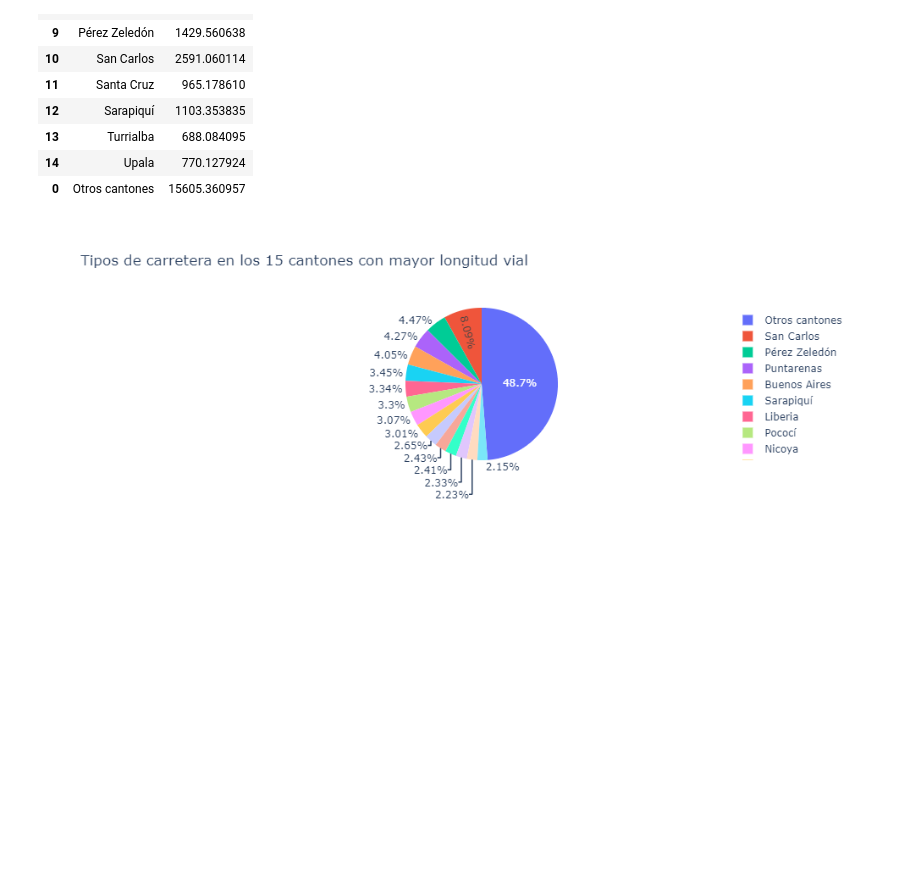
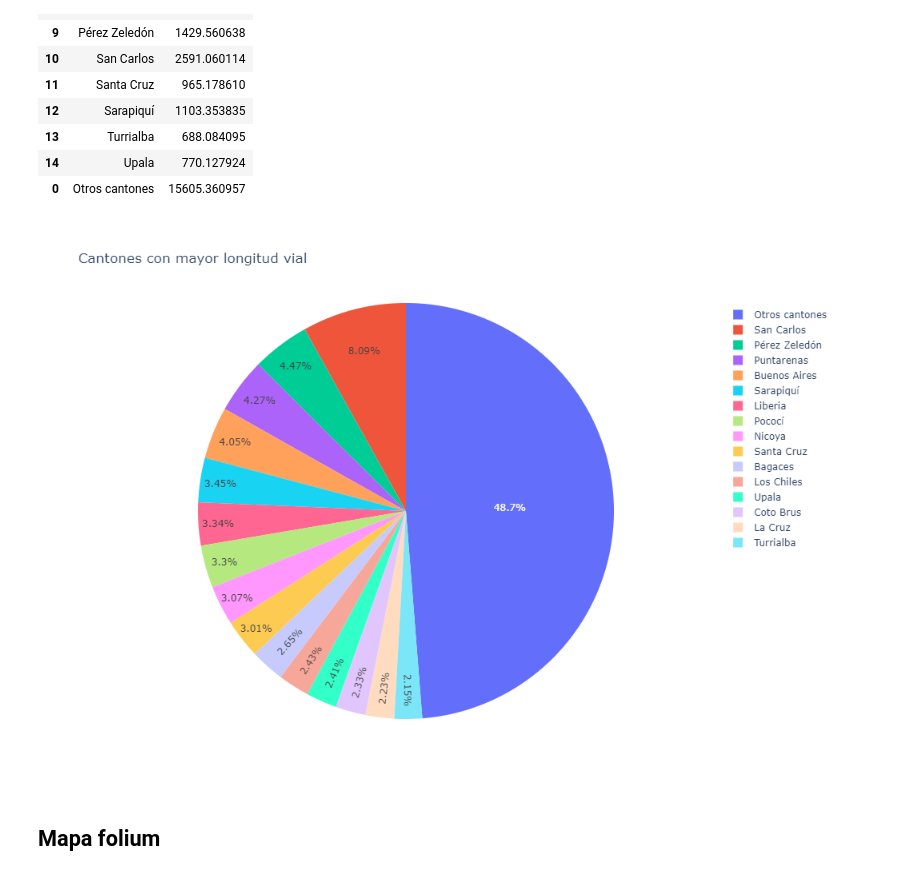
Before and after one commit to jospablo777/datos-geoespaciales-tarea3, a Jupyter notebook: notebooks/RicardoCorrales_AshuinSharma_JosePBarrantes_tarea_3.ipynb, the cells around one changed output. Cells and saved outputs as stored; diff of their text form; code cells hidden in the pictures; blank space fills up the shorter version.

```diff
--- a/notebooks/RicardoCorrales_AshuinSharma_JosePBarrantes_tarea_3.ipynb
+++ b/notebooks/RicardoCorrales_AshuinSharma_JosePBarrantes_tarea_3.ipynb
@@ -362,10 +363,13 @@ top_15_pastel
 # %%
 fig = px.pie(top_15_pastel,
              names="canton",
              values="longitud_km",
-             title="Carreteras con mayor longitud vial",
-             width=)
+             title="Cantones con mayor longitud vial",
+             width=700,
+             height=700)
 
 fig.show()
 # %% [output]
-[figure, old version]
+[figure, new version]
+# %% [markdown]
+## Mapa folium
```
Also changed, not shown: parts of 2 cells of this notebook.
